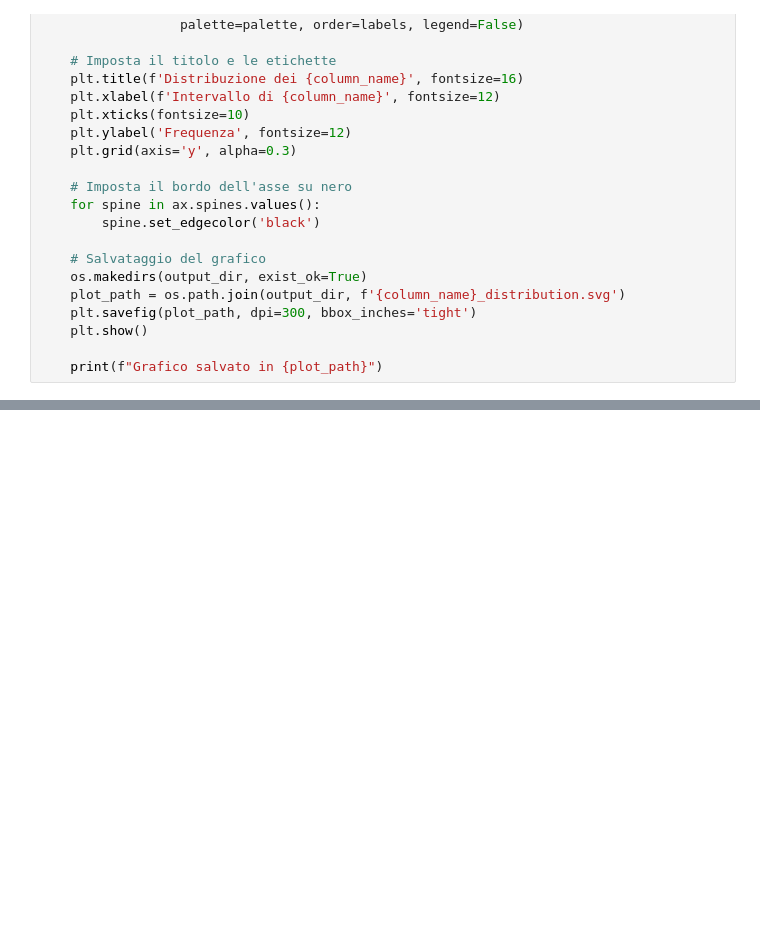
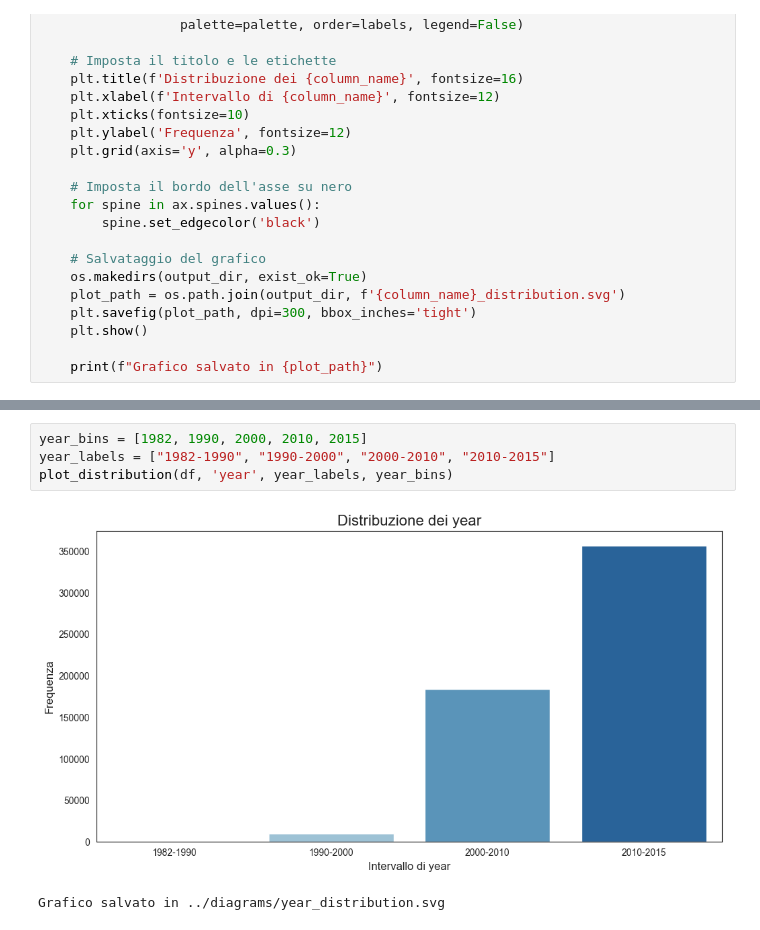
Before and after one commit to micheleantonioannunziata/carval, a Jupyter notebook: scripts/data_understanding.ipynb, the cells around one changed output, grey strips where cells are left out. Drawn from its saved outputs; the diff is of its cells as text; blank space fills up the shorter version.

```diff
--- a/scripts/data_understanding.ipynb
+++ b/scripts/data_understanding.ipynb
@@ -154,0 +171,7 @@ def plot_distribution(df, column_name, labels, bins, palette='Blues', right=Fals
+# %%
+year_bins = [1982, 1990, 2000, 2010, 2015]
+year_labels = ["1982-1990", "1990-2000", "2000-2010", "2010-2015"]
+plot_distribution(df, 'year', year_labels, year_bins)
+# %% [output]
+[figure, added]
+Grafico salvato in ../diagrams/year_distribution.svg
```
Also changed, not shown: parts of 12 cells of this notebook, 10 other files.
